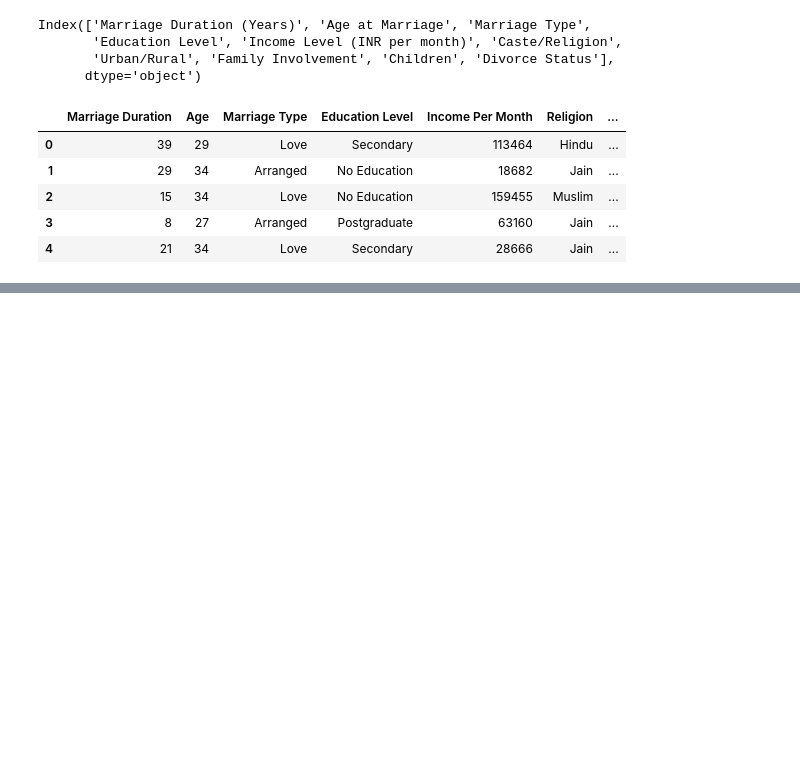
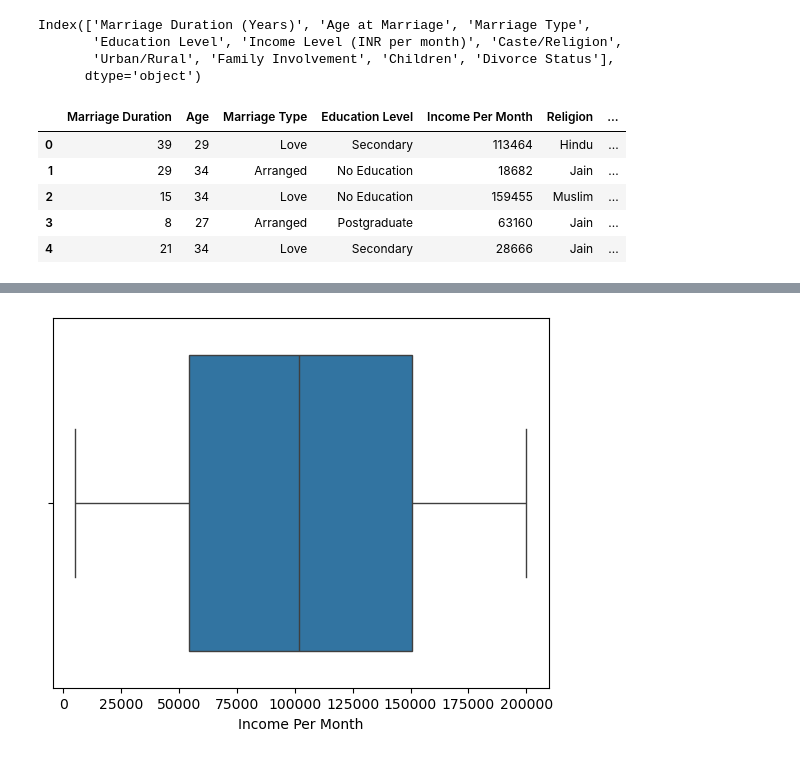
Before and after one commit to manishbhatia7/ML-Projects, a Jupyter notebook: Practice Datasets/Indian Marriage and Divorce/notebook.ipynb, the cells around one changed output, grey strips where cells are left out. Saved outputs shown, nothing was run; the diff lists cells and outputs as text; code cells hidden in the pictures; blank space fills up the shorter version.

```diff
--- a/Practice Datasets/Indian Marriage and Divorce/notebook.ipynb
+++ b/Practice Datasets/Indian Marriage and Divorce/notebook.ipynb
@@ -38,0 +88,5 @@ data.head()
+# %%
+sns.boxplot(x='Income Per Month',data=data,)
+plt.show()
+# %% [output]
+[figure, added]
```
Also changed, not shown: parts of 15 cells of this notebook.
